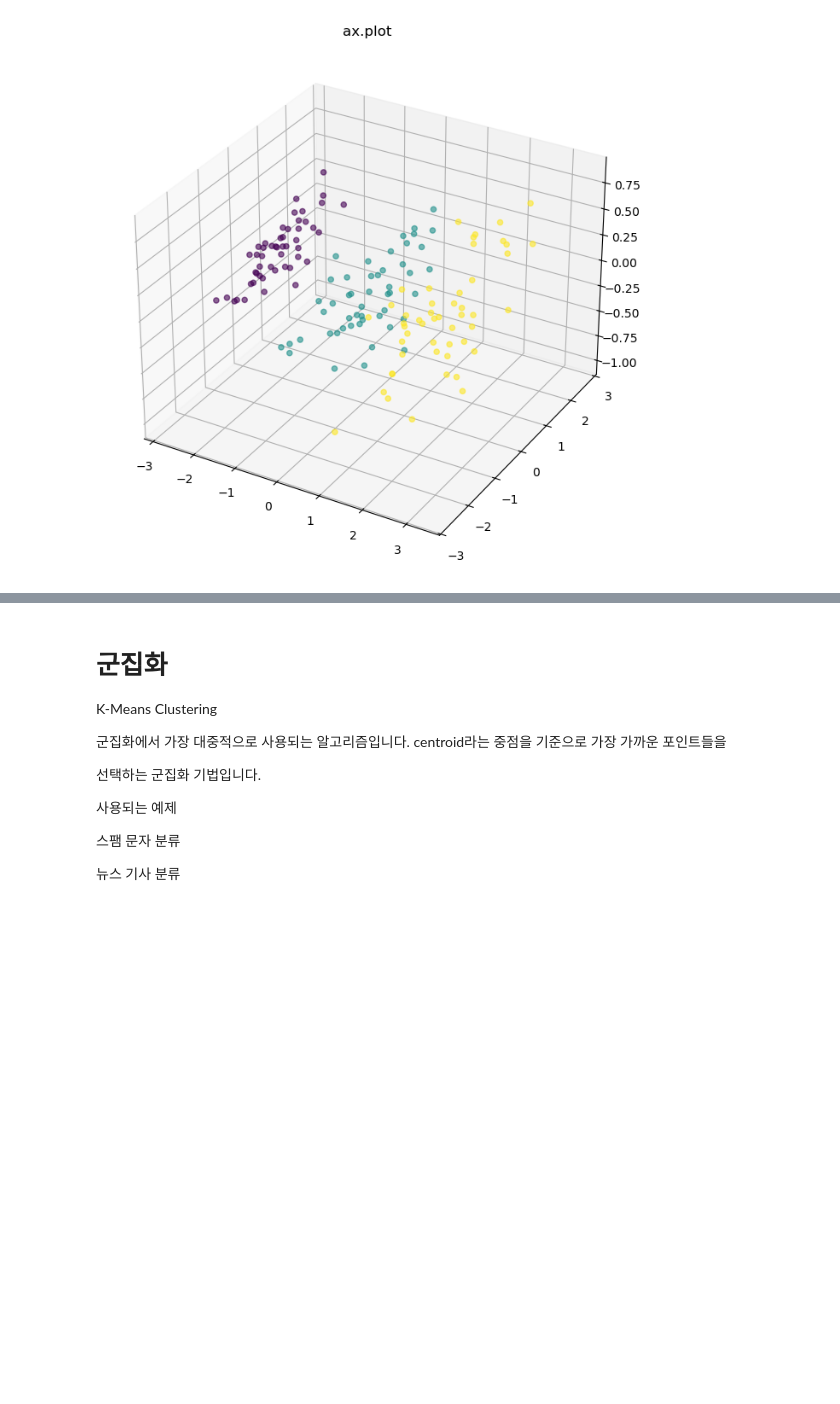
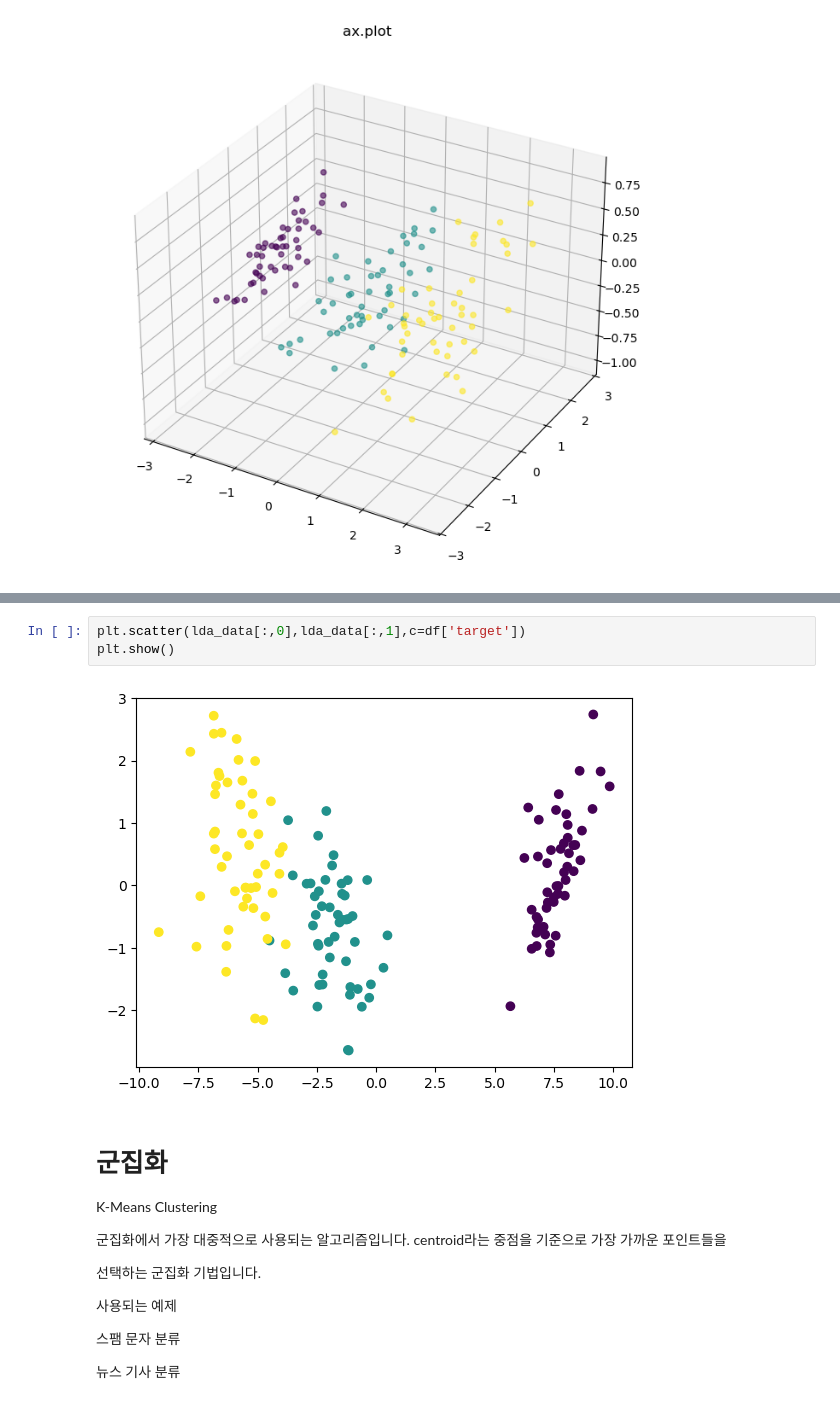
Before and after one commit to EverJoyyyL20/sesac_ML_workspace, a Jupyter notebook: clustering.ipynb, the cells around one changed output, grey strips where cells are left out. Drawn from its saved outputs; the diff is of its cells as text; blank space fills up the shorter version.

```diff
--- a/clustering.ipynb
+++ b/clustering.ipynb
@@ -382,3 +458,8 @@ plt.show()
+# %%
+plt.scatter(lda_data[:,0],lda_data[:,1],c=df['target'])
+plt.show()
+# %% [output]
+[figure, added]
 # %% [markdown]
 # 군집화
 
```
Also changed, not shown: parts of 31 cells of this notebook.
